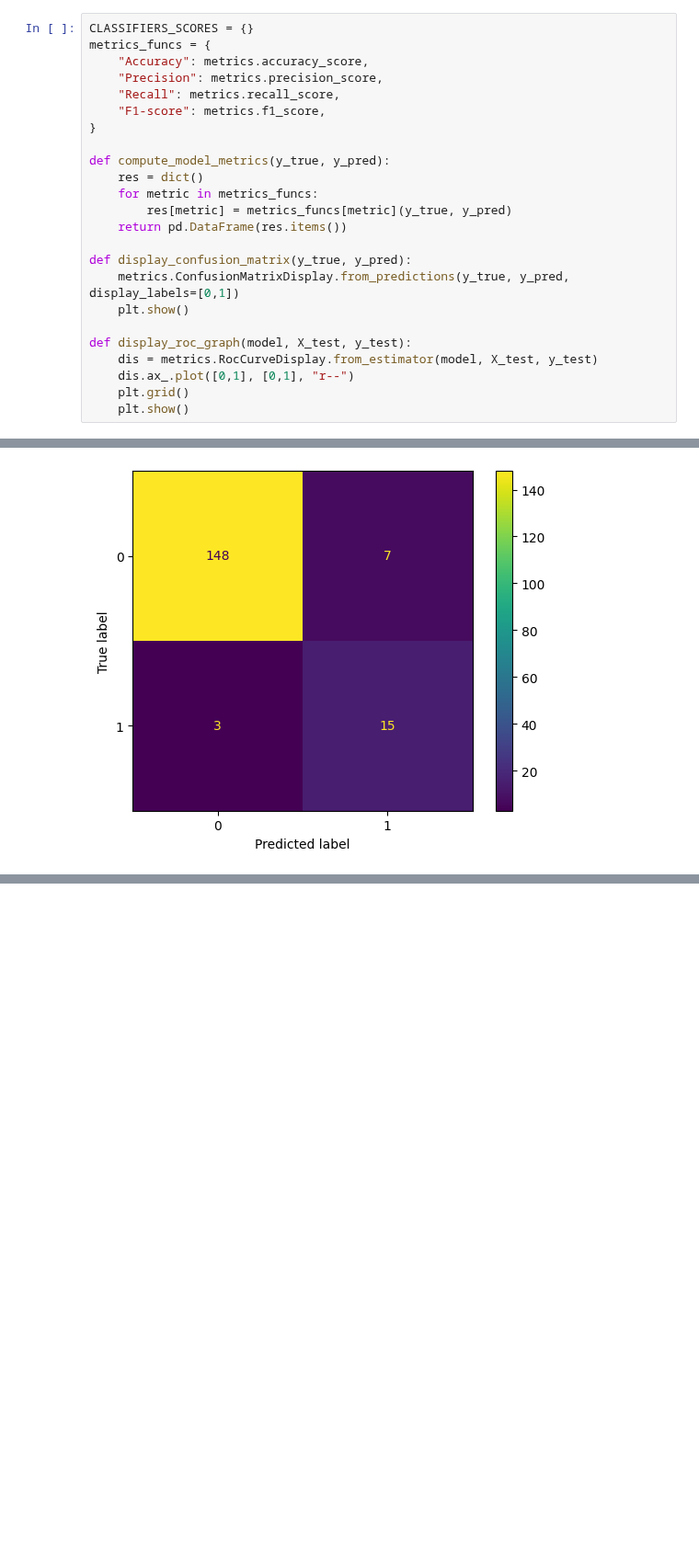
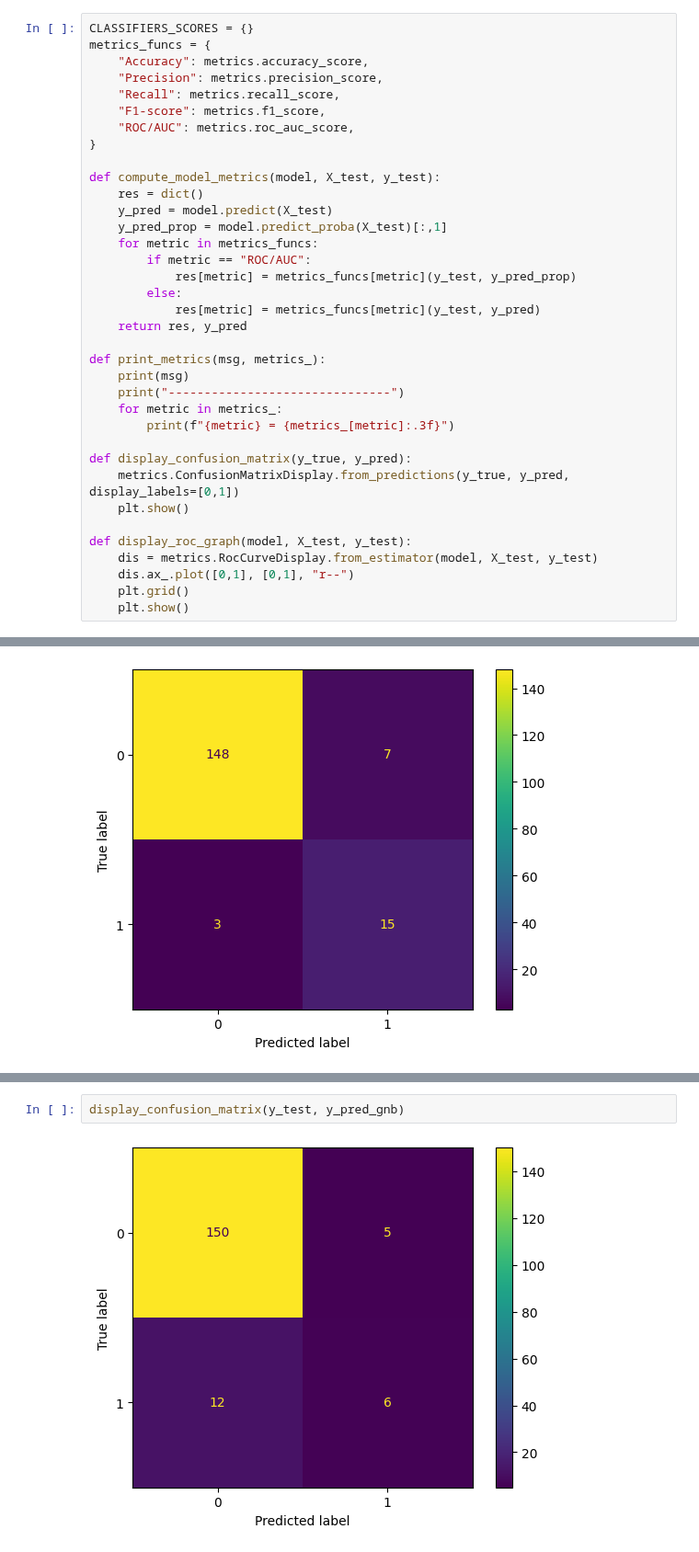
Before and after one commit to mohamedrezk122/covid-19-outcome-prediction, a Jupyter notebook: analysis.ipynb, the cells around one changed output, grey strips where cells are left out. Shown at 92% size. Saved outputs shown, nothing was run; the diff lists cells and outputs as text; blank space fills up the shorter version.

```diff
--- a/analysis.ipynb
+++ b/analysis.ipynb
@@ -171,13 +188,25 @@ metrics_funcs = {
     "Precision": metrics.precision_score,
     "Recall": metrics.recall_score,
     "F1-score": metrics.f1_score,
+    "ROC/AUC": metrics.roc_auc_score,
 }
 
-def compute_model_metrics(y_true, y_pred):
+def compute_model_metrics(model, X_test, y_test):
     res = dict()
+    y_pred = model.predict(X_test)
+    y_pred_prop = model.predict_proba(X_test)[:,1]
     for metric in metrics_funcs:
-        res[metric] = metrics_funcs[metric](y_true, y_pred)
-    return pd.DataFrame(res.items())
+        if metric == "ROC/AUC":
+            res[metric] = metrics_funcs[metric](y_test, y_pred_prop)
+        else:
+            res[metric] = metrics_funcs[metric](y_test, y_pred)
+    return res, y_pred
+
+def print_metrics(msg, metrics_):
+    print(msg)
+    print("-------------------------------")
+    for metric in metrics_:
+        print(f"{metric} = {metrics_[metric]:.3f}")
 
 def display_confusion_matrix(y_true, y_pred):
     metrics.ConfusionMatrixDisplay.from_predictions(y_true, y_pred, display_labels=[0,1])
@@ -300,0 +367,4 @@ display_confusion_matrix(y_test, y_pred_lr)
+# %%
+display_confusion_matrix(y_test, y_pred_gnb)
+# %% [output]
+[figure, added]
```
Also changed, not shown: parts of 19 cells of this notebook.
